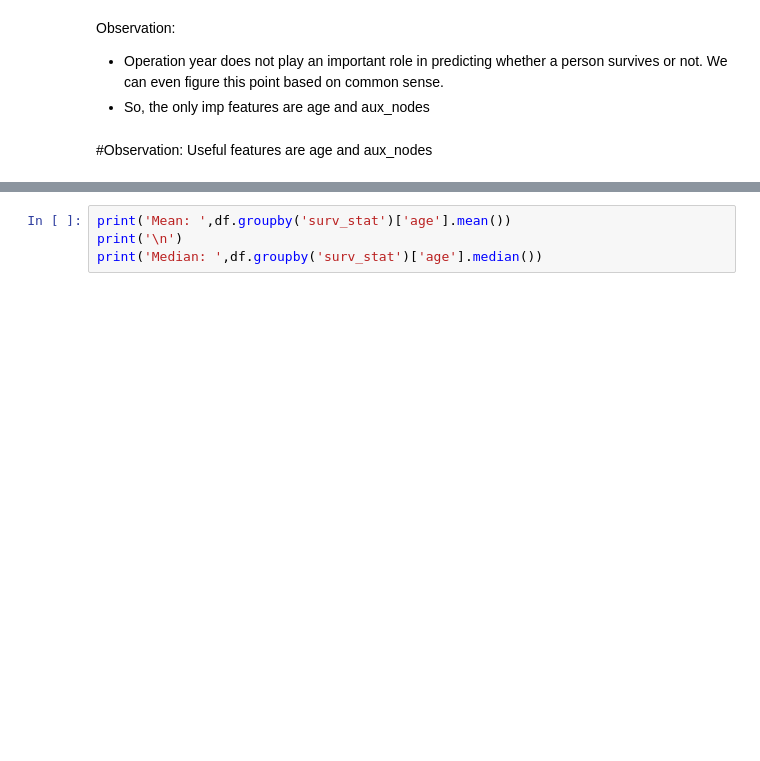
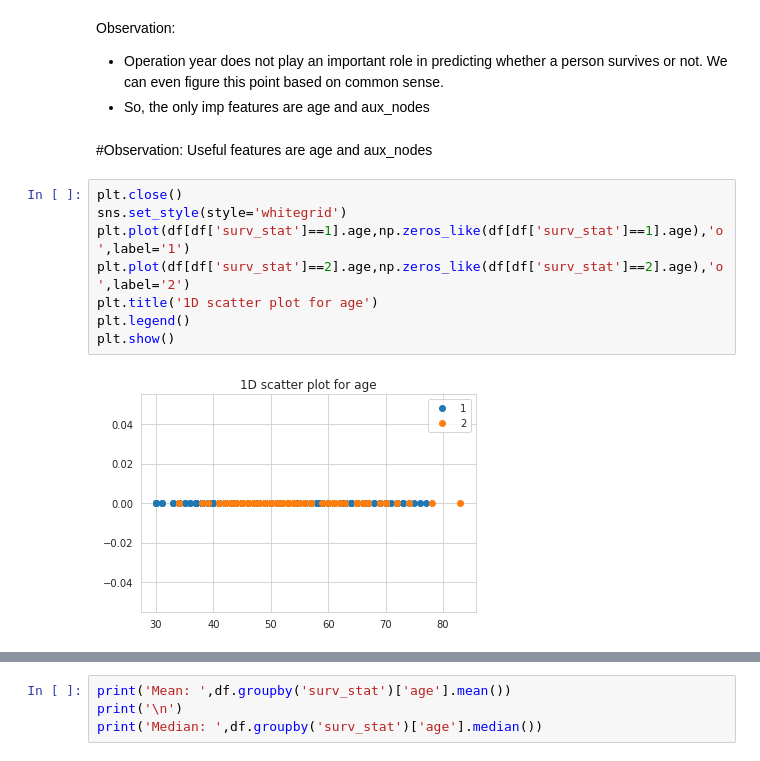
Before and after one commit to vishnuvardhan-jadava/Exploratory-Data-Analysis-on-Haberman-Dataset, a Jupyter notebook: habermans_EDA.ipynb, the cells around one changed output, grey strips where cells are left out. Drawn from its saved outputs; the diff is of its cells as text; blank space fills up the shorter version.

```diff
--- a/habermans_EDA.ipynb
+++ b/habermans_EDA.ipynb
@@ -127,3 +140,13 @@ Observation:
 *   So, the only imp features are age and aux_nodes
 # %% [markdown]
 #Observation: Useful features are age and aux_nodes
+# %%
+plt.close()
+sns.set_style(style='whitegrid')
+plt.plot(df[df['surv_stat']==1].age,np.zeros_like(df[df['surv_stat']==1].age),'o',label='1')
+plt.plot(df[df['surv_stat']==2].age,np.zeros_like(df[df['surv_stat']==2].age),'o',label='2')
+plt.title('1D scatter plot for age')
+plt.legend()
+plt.show()
+# %% [output]
+[figure, added]
```
Also changed, not shown: parts of 5 cells of this notebook.
